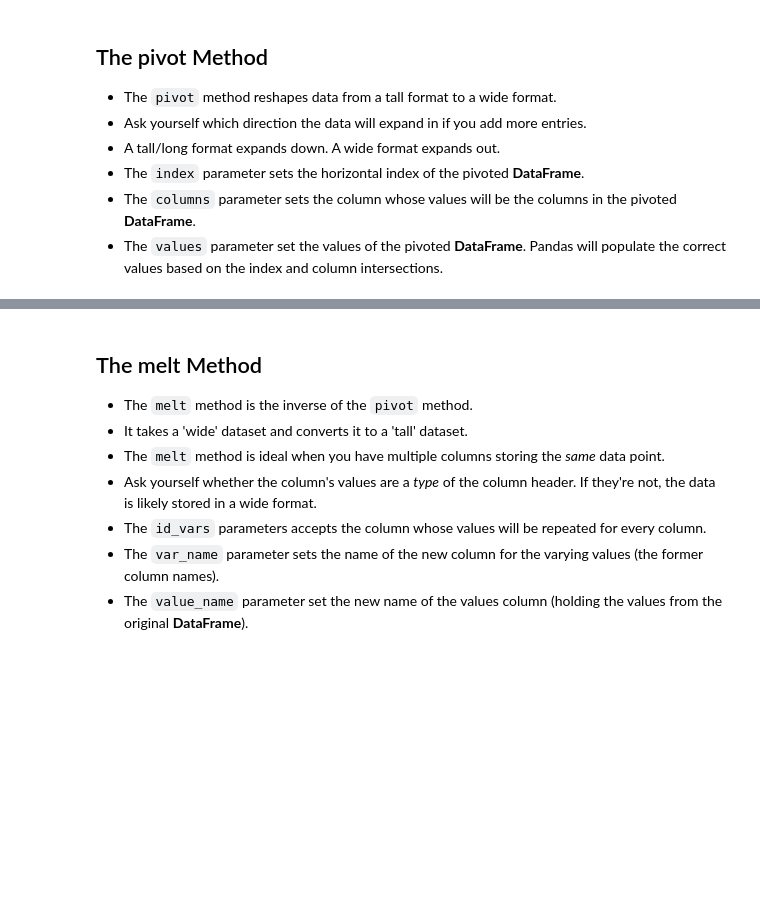
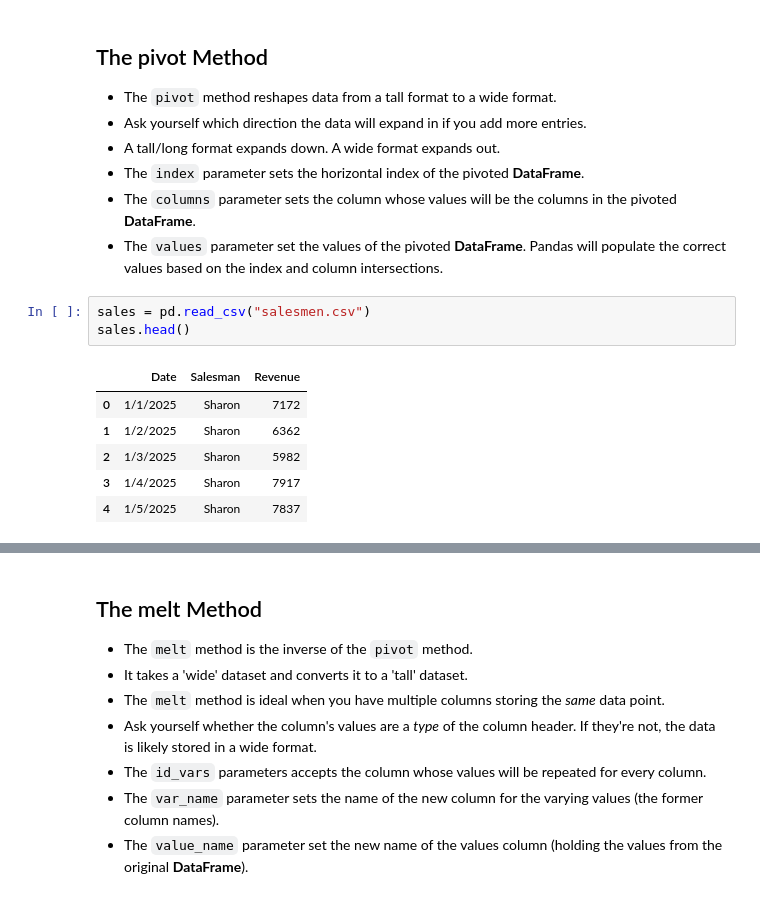
Before and after one commit to bocongamco/jupyter_learning, a Jupyter notebook: 08 - MultiIndex.ipynb, the cells around one changed output, grey strips where cells are left out. Cells and saved outputs as stored; diff of their text form; blank space fills up the shorter version.

```diff
--- a/08 - MultiIndex.ipynb
+++ b/08 - MultiIndex.ipynb
@@ -320,3 +318,13 @@ wpr
 - The `index` parameter sets the horizontal index of the pivoted **DataFrame**.
 - The `columns` parameter sets the column whose values will be the columns in the pivoted **DataFrame**.
 - The `values` parameter set the values of the pivoted **DataFrame**. Pandas will populate the correct values based on the index and column intersections.
+# %%
+sales = pd.read_csv("salesmen.csv")
+sales.head()
+# %% [output]
+|  | Date | Salesman | Revenue |
+| 0 | 1/1/2025 | Sharon | 7172 |
+| 1 | 1/2/2025 | Sharon | 6362 |
+| 2 | 1/3/2025 | Sharon | 5982 |
+| 3 | 1/4/2025 | Sharon | 7917 |
+| 4 | 1/5/2025 | Sharon | 7837 |
```
Also changed, not shown: parts of 2 cells of this notebook.
